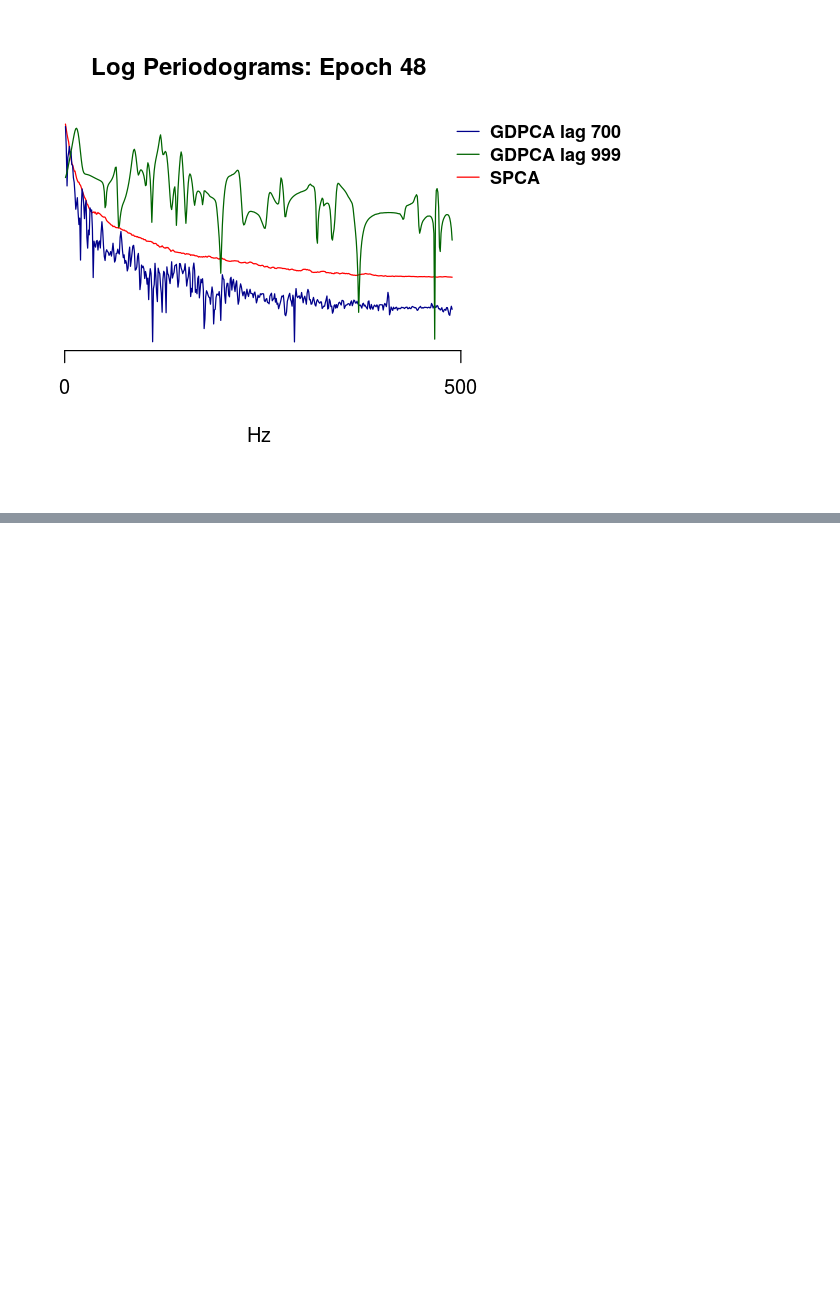
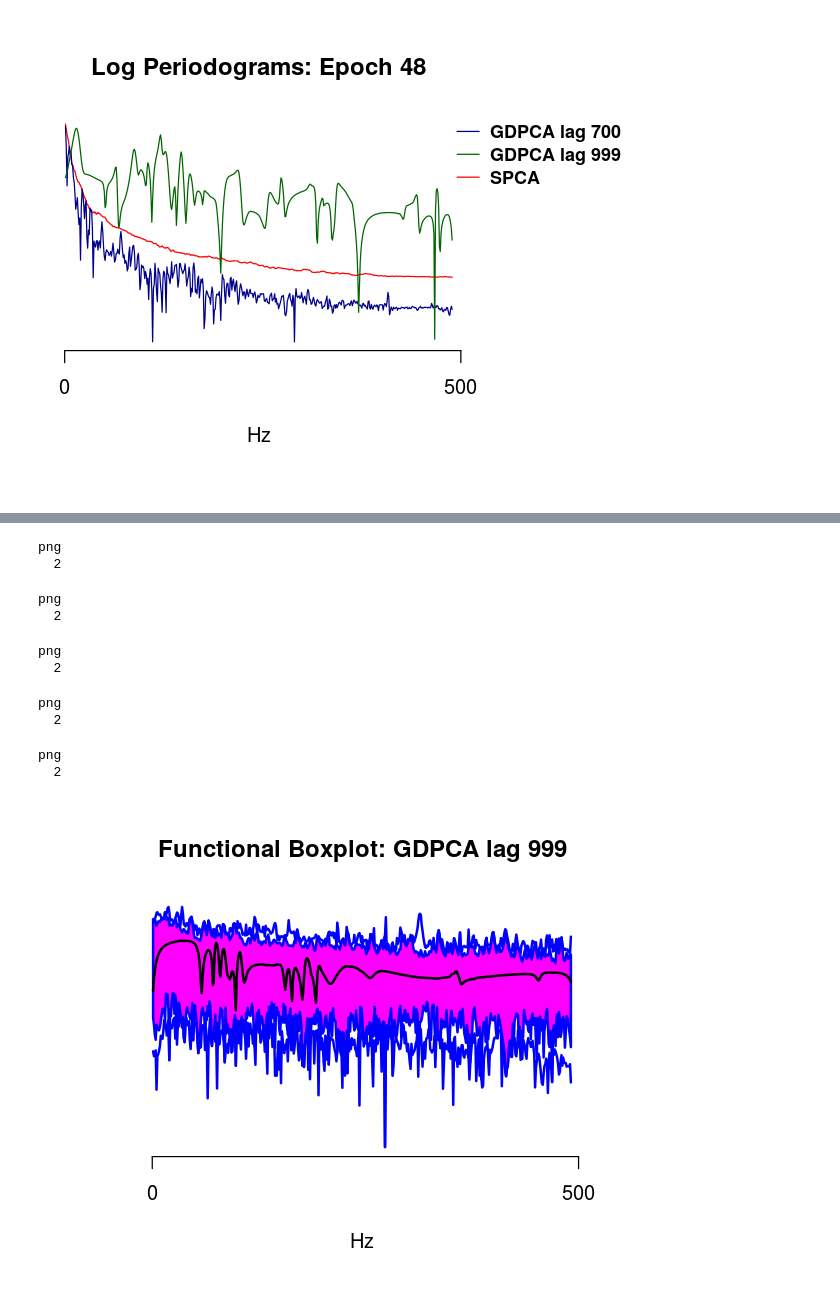
Before and after one commit to hfloresr/gdpca-vs-spca, a Jupyter notebook: notebooks/pre_multiple_lags.ipynb, the cells around one changed output, grey strips where cells are left out. Cells and saved outputs as stored; diff of their text form; code cells hidden in the pictures; blank space fills up the shorter version.

```diff
--- a/notebooks/pre_multiple_lags.ipynb
+++ b/notebooks/pre_multiple_lags.ipynb
@@ -492,37 +507,72 @@ axis(side=1, at=seq(0, 500, 500))
 P_g50[P_g50 == -Inf] = 0
 llim = min(P_g50[5:495,])
 ulim = max(P_g50[5:495,])
-fbg_50 = fbplot(P_g50[5:495,],method='MBD',ylab="",xlab="Hz", main = "GDPCA lag 50 - Functional Boxplot",
+fbg_50 = fbplot(P_g50[5:495,],method='MBD',ylab="",xlab="Hz", main = "Functional Boxplot: GDPCA lag 50",
                  ylim=c(llim, ulim),  xaxt="n", yaxt="n", bty = "n")
 axis(side=1, at=seq(0, 500, 500))
 #dev.off()
+# %% [output]
+png
+  2
 # %%
 #png(filename = "pre_gdpca_functional_lag150.png", width=5, height=5, units="in", res=600)
 P_g150[P_g150 == -Inf] = 0
 llim = min(P_g150[5:495,])
 ulim = max(P_g150[5:495,])
-fb_g150 = fbplot(P_g150[5:495,],method='MBD',ylab="",xlab="Hz", main = "GDPCA lag 150 - Functional Boxplot",
+fb_g150 = fbplot(P_g150[5:495,],method='MBD',ylab="",xlab="Hz", main = "Functional Boxplot: GDPCA lag 150",
                  ylim=c(llim, ulim),  xaxt="n", yaxt="n", bty = "n")
 axis(side=1, at=seq(0, 500, 500))
 #dev.off()
+# %% [output]
+png
+  2
 # %%
 #png(filename = "pre_gdpca_functional_lag299.png", width=5, height=5, units="in", res=600)
 P_g299[P_g299 == -Inf] = 0
 llim = min(P_g299[5:495,])
 ulim = max(P_g299[5:495,])
-fbg_299 = fbplot(P_g299[5:495,],method='MBD',ylab="",xlab="Hz", main = "GDPCA lag 299 - Functional Boxplot",
+fbg_299 = fbplot(P_g299[5:495,],method='MBD',ylab="",xlab="Hz", main = "Functional Boxplot: GDPCA lag 299",
                  ylim=c(llim, ulim),  xaxt="n", yaxt="n", bty = "n")
 axis(side=1, at=seq(0, 500, 500))
 #dev.off()
+# %% [output]
+png
+  2
 # %%
 #png(filename = "pre_gdpca_functional_lag500.png", width=5, height=5, units="in", res=600)
 P_g500[P_g500 == -Inf] = 0
 llim = min(P_g500[5:495,])
 ulim = max(P_g500[5:495,])
-fbg_500 = fbplot(P_g500[5:495,],method='MBD',ylab="",xlab="Hz", main = "GDPCA lag 500 - Functional Boxplot",
+fbg_500 = fbplot(P_g500[5:495,],method='MBD',ylab="",xlab="Hz", main = "Functional Boxplot: GDPCA lag 500",
                  ylim=c(llim, ulim),  xaxt="n", yaxt="n", bty = "n")
 axis(side=1, at=seq(0, 500, 500))
 #dev.off()
+# %% [output]
+png
+  2
+# %%
+#png(filename = "pre_gdpca_functional_lag700.png", width=5, height=5, units="in", res=600)
+P_g700[P_g700 == -Inf] = 0
+llim = min(P_g700[5:495,])
+ulim = max(P_g700[5:495,])
+fbg_700 = fbplot(P_g700[5:495,],method='MBD',ylab="",xlab="Hz", main = "Functional Boxplot: GDPCA lag 700",
+                 ylim=c(llim, ulim),  xaxt="n", yaxt="n", bty = "n")
+axis(side=1, at=seq(0, 500, 500))
+#dev.off()
+# %% [output]
+png
+  2
+# %%
+#png(filename = "pre_gdpca_functional_lag999.png", width=5, height=5, units="in", res=600)
+P_g999[P_g999 == -Inf] = 0
+llim = min(P_g999[5:495,])
+ulim = max(P_g999[5:495,])
+fbg_999 = fbplot(P_g999[5:495,],method='MBD',ylab="",xlab="Hz", main = "Functional Boxplot: GDPCA lag 999",
+                 ylim=c(llim, ulim),  xaxt="n", yaxt="n", bty = "n")
+axis(side=1, at=seq(0, 500, 500))
+#dev.off()
+# %% [output]
+[figure, added]
 # %%
 #png(filename = "pre_spca_functional.png", width=5, height=5, units="in", res=600)
 P_s[P_s == -Inf] = 0
```
Also changed, not shown: parts of 22 cells of this notebook, 2 other files.
